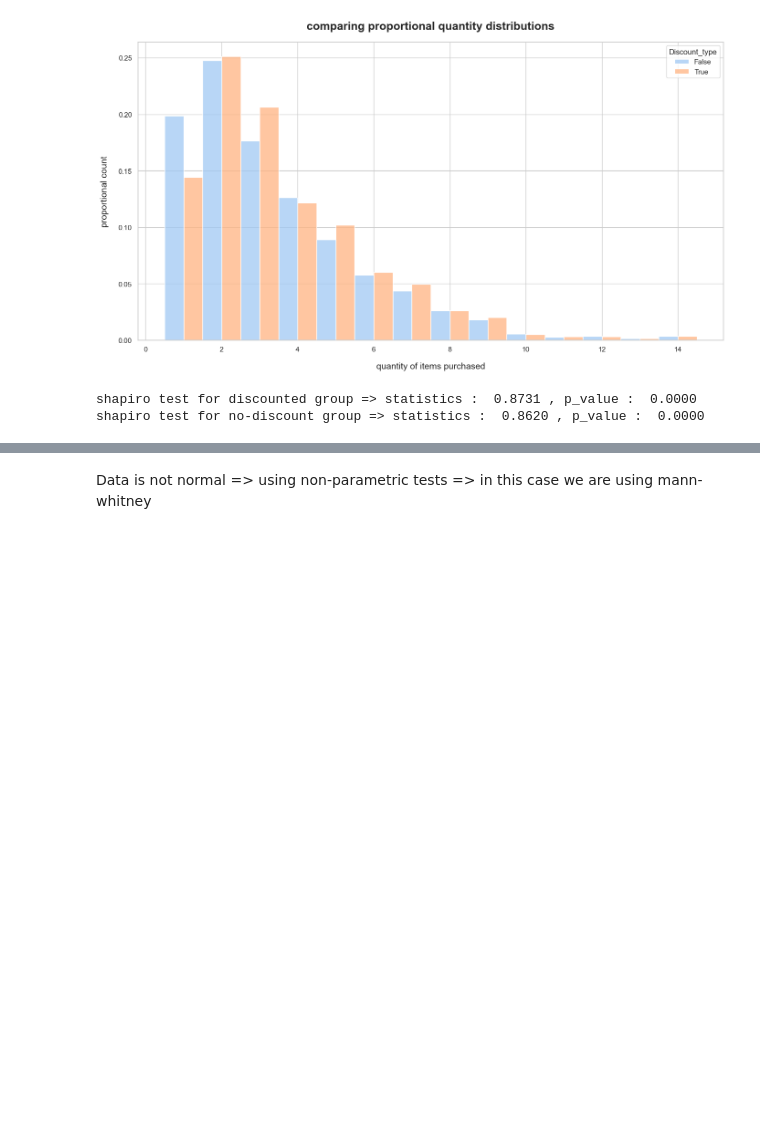
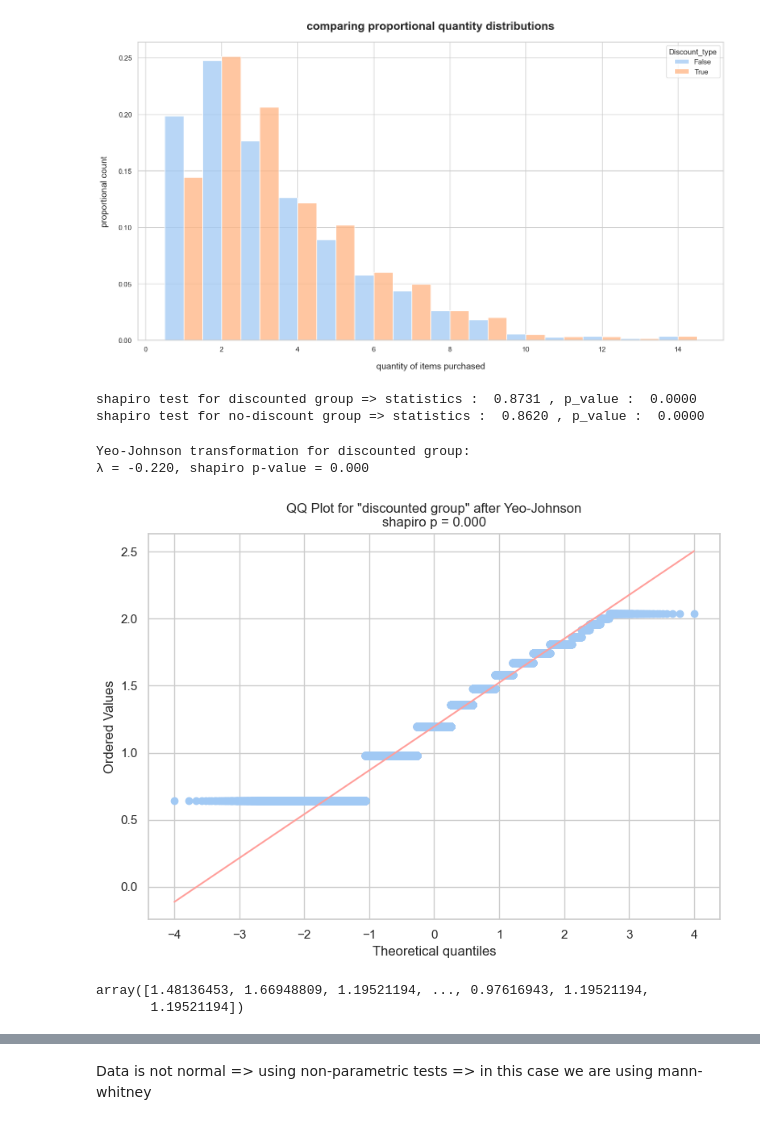
Before and after one commit to arianmokhtariha/SuperStore, a Jupyter notebook: Hypothesis testing/stats.ipynb, the cells around one changed output, grey strips where cells are left out. Saved outputs shown, nothing was run; the diff lists cells and outputs as text; code cells hidden in the pictures; blank space fills up the shorter version.

```diff
--- a/Hypothesis testing/stats.ipynb
+++ b/Hypothesis testing/stats.ipynb
@@ -88,3 +88,27 @@ print(f'shapiro test for no-discount group => statistics : {shapiro_discount_f.s
 # %% [output]
 shapiro test for discounted group => statistics :  0.8731 , p_value :  0.0000
 shapiro test for no-discount group => statistics :  0.8620 , p_value :  0.0000
+# %%
+def Yeo_johnson(df, column_name, label):
+
+    transformed_data, lambda_val = stats.yeojohnson(df[column_name])
+
+    stat, p_value = stats.shapiro(transformed_data)
+    print(f"Yeo-Johnson transformation for {label}:")
+    print(f"λ = {lambda_val:.3f}, shapiro p-value = {p_value:.3f}")
+
+    fig, ax = plt.subplots(figsize=(8, 6))
+    stats.probplot(transformed_data, dist="norm", plot=ax)
+    ax.set_title(f'QQ Plot for "{label}" after Yeo-Johnson\nshapiro p = {p_value:.3f}')
+    plt.tight_layout()
+    plt.show()
+
+    return transformed_data
+# %%
+Yeo_johnson(Discount_T , 'Quantity' , 'discounted group')
+# %% [output]
+Yeo-Johnson transformation for discounted group:
+λ = -0.220, shapiro p-value = 0.000
+[figure, added]
+array([1.48136453, 1.66948809, 1.19521194, ..., 0.97616943, 1.19521194,
+       1.19521194])
```
Also changed, not shown: parts of 2 cells of this notebook.
